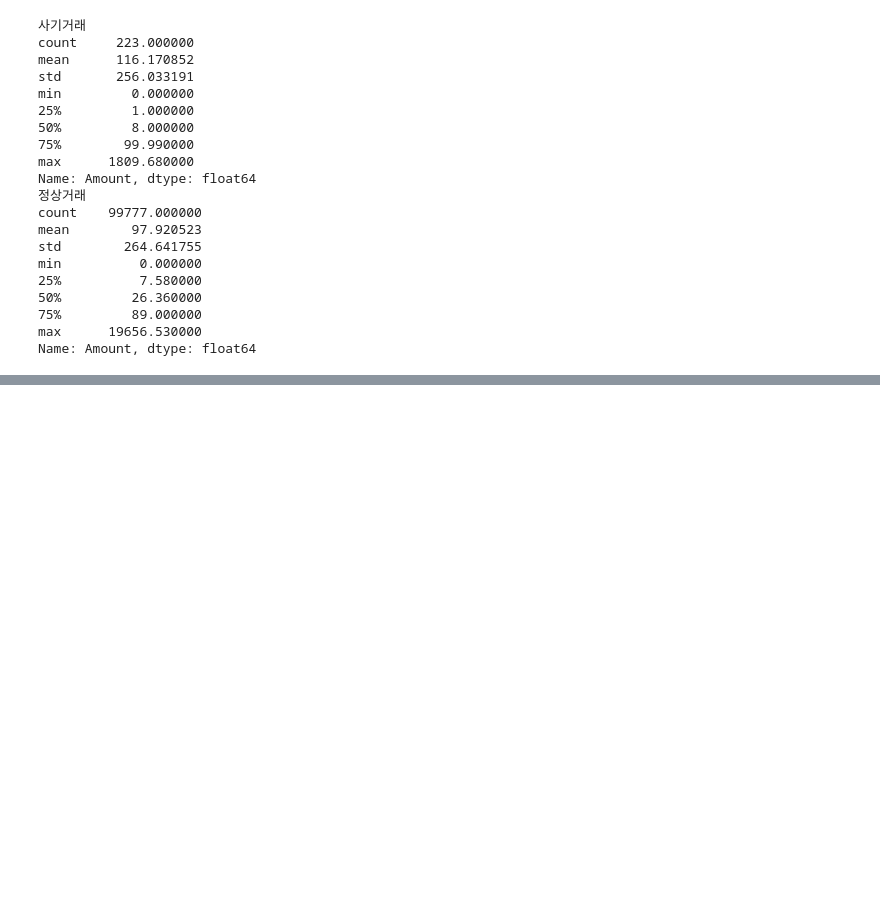
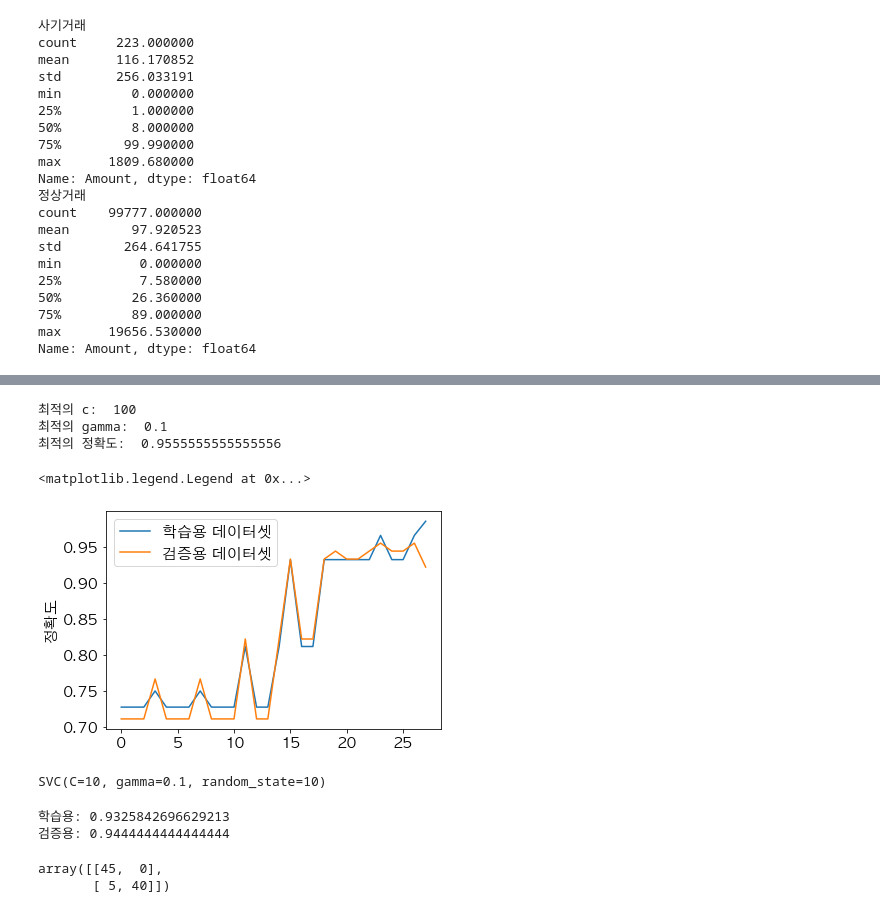
Before and after one commit to rileyko/PythonStudy, a Jupyter notebook: Classification/svm.ipynb, the cells around one changed output, grey strips where cells are left out. Cells and saved outputs as stored; diff of their text form; code cells hidden in the pictures; blank space fills up the shorter version.

```diff
--- a/Classification/svm.ipynb
+++ b/Classification/svm.ipynb
@@ -409,0 +466,12 @@ Name: Amount, dtype: float64
+# %%
+# 스케일링 : 0~1사이로 데이터 값 맞추기
+# 학습용 데이터셋의 특성별 "최소값"
+min_on_training = X_train.min(axis=0)
+# 학습용 데이터셋의 특성별 "최대값 - 최소값" 범위
+range_on_training = (X_train - min_on_training).max(axis=0)
+
+# (학습용 데이터셋 - 최소값) / 범위 -> 0 ~ 1 사이의 값
+X_train_scaled = (X_train - min_on_training) / range_on_training
+
+# (검증용 데이터셋 - 최소값) / 범위 -> 0 ~ 1 사이의 값
+X_test_scaled = (X_test - min_on_training) / range_on_training
@@ -409,0 +492,63 @@ Name: Amount, dtype: float64
+# %%
+# 하이퍼 파라미터 튜닝 (C, gamma)
+# C: 결정경계 계산 정도 조절
+# gamma : 각각의 데이터포인트가 영향력을 행사하는 거리 조절
+import numpy as np
+train_rate = []
+test_rate = []
+
+# 하이퍼파라미터 범위 설정
+c_values = [0.001, 0.01, 0.1, 1, 10, 100, 1000]
+g_values = [0.001, 0.001, 0.01, 0.1]
+
+# 해당 범위 안에 있는 하이퍼 파라미터 테스트
+for n in c_values:
+    for g in g_values:
+        model = SVC(C=n, gamma=g, random_state=10) #모델생성
+        model.fit(X_train_scaled, y_train) #모델학습
+        train_rate.append([n, g, model.score(X_train_scaled, y_train)]) #학습용 데이터셋 정확도
+        test_rate.append([n, g, model.score(X_test_scaled, y_test)]) #검증용 데이터셋 정확도
+
+# 최적의 C, Gamma, 정확도 확인
+train_arr = np.array(train_rate) #학습용 데이터셋 정확도
+test_arr = np.array(test_rate) #검증용 데이터셋 정확도
+max_rate = np.max(test_arr[:,2]) #가장 좋은 정확도
+idx = np.where(test_arr[:,2] == max_rate)[0][0] #가장 성능이 좋은 인덱스
+print("최적의 c: ", test_rate[idx][0])
+print("최적의 gamma: ", test_rate[idx][1])
+print("최적의 정확도: ", test_rate[idx][2])
+
+#그래프로 표현
+plt.rcParams["font.size"] = 15
+plt.plot(range(len(train_rate)), train_arr[:, 2], label = "학습용 데이터셋")
+plt.plot(range(len(test_rate)), test_arr[:, 2], label = "검증용 데이터셋")
+plt.ylabel("정확도")
+plt.legend()
+# %% [output]
+최적의 c:  100
+최적의 gamma:  0.1
+최적의 정확도:  0.9555555555555556
+<matplotlib.legend.Legend at 0x...>
+[figure, added]
+# %%
+# 최적의 c, gamma 값을 적용한 모형
+model = SVC(C=10, gamma=0.1, random_state=10)
+model.fit(X_train_scaled, y_train)
+# %% [output]
+SVC(C=10, gamma=0.1, random_state=10)
+# %%
+#학습 & 검증용 데이터셋 성능
+print("학습용:", model.score(X_train_scaled, y_train))
+print("검증용:", model.score(X_test_scaled, y_test))
+# %% [output]
+학습용: 0.9325842696629213
+검증용: 0.9444444444444444
+# %%
+# Confusion Matrix(오분류표, 혼동행렬) 출력
+from sklearn.metrics import confusion_matrix
+pred = model.predict(X_test_scaled)
+cm = confusion_matrix(y_test, pred)
+cm
+# %% [output]
+array([[45,  0],
+       [ 5, 40]])
```
Also changed, not shown: parts of 13 cells of this notebook.
